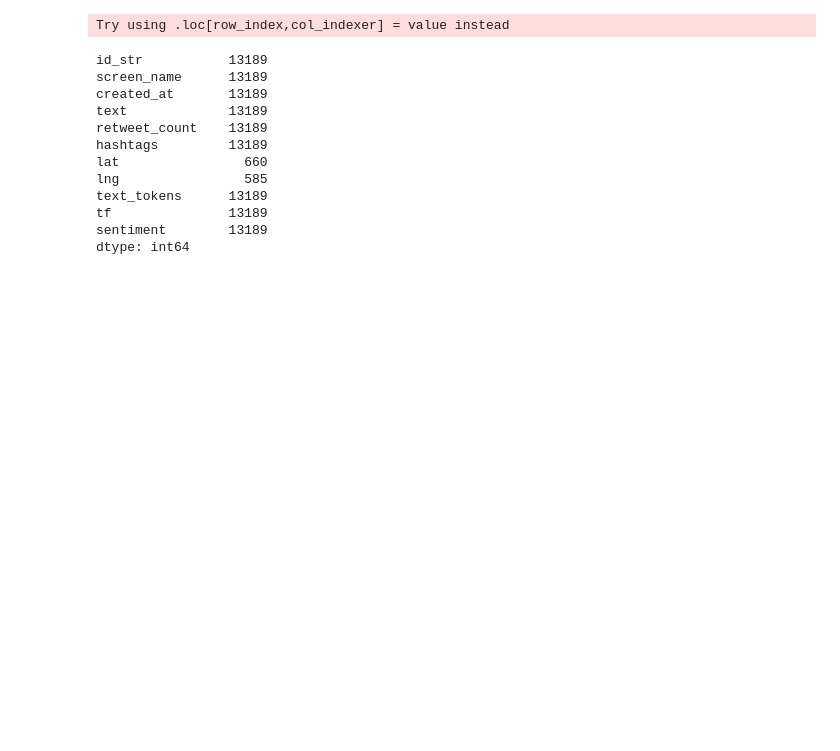
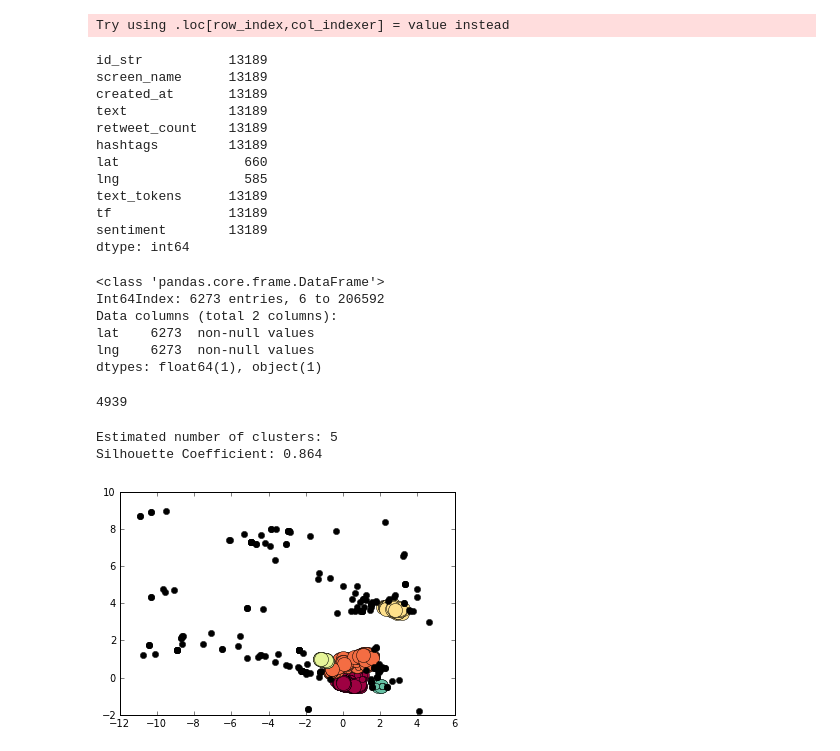
Before and after one commit to harry0123/hashtag, a Jupyter notebook: entity_resolution.ipynb, the cells around one changed output. Cells and saved outputs as stored; diff of their text form; code cells hidden in the pictures; blank space fills up the shorter version.

Commit message:
DBSCAN implemented with visuals

```diff
--- a/entity_resolution.ipynb
+++ b/entity_resolution.ipynb
@@ -273,3 +273,73 @@ def get_followers_count(name):
 #print get_followers_count("kajdhcvbakjdfgb jlakbghfdla")
 #tweets['followers_count'] = tweets['screen_name'].apply(get_followers_count)
 #tweets['followers_count'].head()
+# %%
+geo = tweets[tweets['lat'].notnull() & tweets['lng'].notnull()]
+geo = geo[['lat','lng']]
+geo.info()
+# %% [output]
+<class 'pandas.core.frame.DataFrame'>
+Int64Index: 6273 entries, 6 to 206592
+Data columns (total 2 columns):
+lat    6273  non-null values
+lng    6273  non-null values
+dtypes: float64(1), object(1)
+# %%
+lats = geo.to_dict()['lat']
+lngs = geo.to_dict()['lng']
+coordinates = []
+for key in lats:
+    coord = [lats[key], lngs[key]]
+    try:
+        coord = (float(coord[0]), float(coord[1]))
+    except ValueError:
+        continue
+    coordinates.append(coord)
+
+print len(coordinates)
+# %% [output]
+4939
+# %%
+from sklearn.cluster import DBSCAN
+from sklearn import metrics
+from sklearn.datasets.samples_generator import make_blobs
+from sklearn.preprocessing import StandardScaler
+import pylab as pl
+import numpy as np
+
+X = StandardScaler().fit_transform(coordinates)
+db = DBSCAN(eps=0.3, min_samples=20).fit(X)
+core_samples = db.core_sample_indices_
+labels = db.labels_
+n_clusters_ = len(set(labels)) - (1 if -1 in labels else 0)
+
+
+print('Estimated number of clusters: %d' % n_clusters_)
+print("Silhouette Coefficient: %0.3f"
+      % metrics.silhouette_score(X, labels))
+
+# seems like north america cluster has sub-clusters if you pick a small enough eps
+# %% [output]
+Estimated number of clusters: 5
+Silhouette Coefficient: 0.864
+# %%
+unique_labels = set(labels)
+colors = pl.cm.Spectral(np.linspace(0, 1, len(unique_labels)))
+for k, col in zip(unique_labels, colors):
+    if k == -1:
+        # Black used for noise.
+        col = 'k'
+        markersize = 6
+    class_members = [index[0] for index in np.argwhere(labels == k)]
+    cluster_core_samples = [index for index in core_samples
+                            if labels[index] == k]
+    for index in class_members:
+        x = X[index]
+        if index in core_samples and k != -1:
+            markersize = 14
+        else:
+            markersize = 6
+        pl.plot(x[0], x[1], 'o', markerfacecolor=col,
+                markeredgecolor='k', markersize=markersize)
+# %% [output]
+[figure, added]
```
Also changed, not shown: 1 other file.
